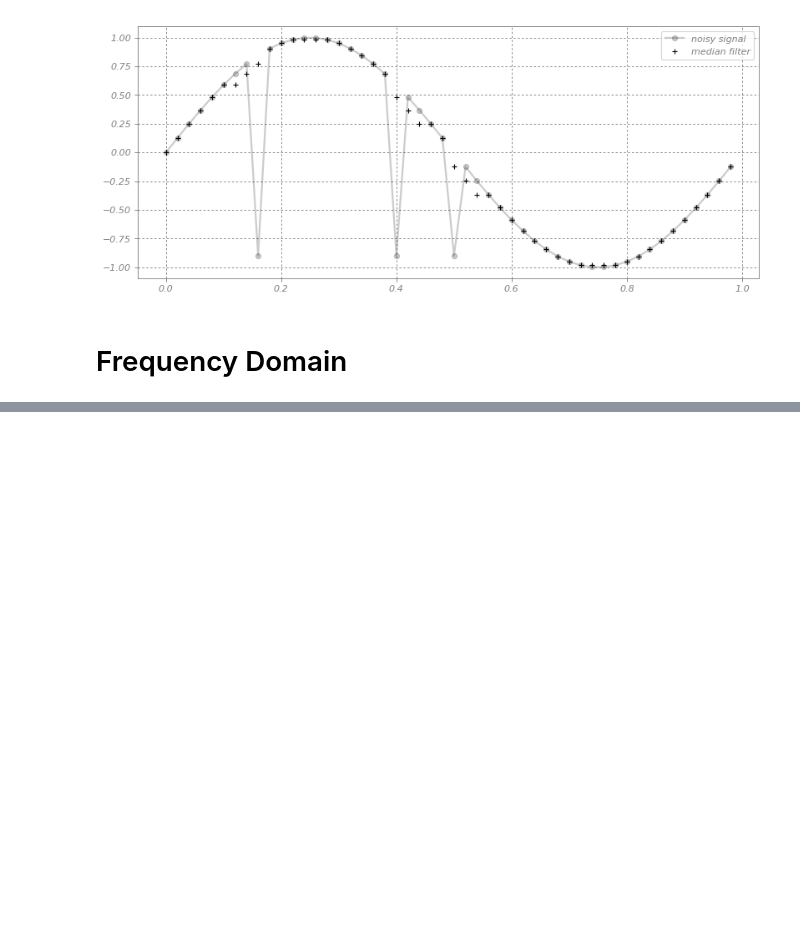
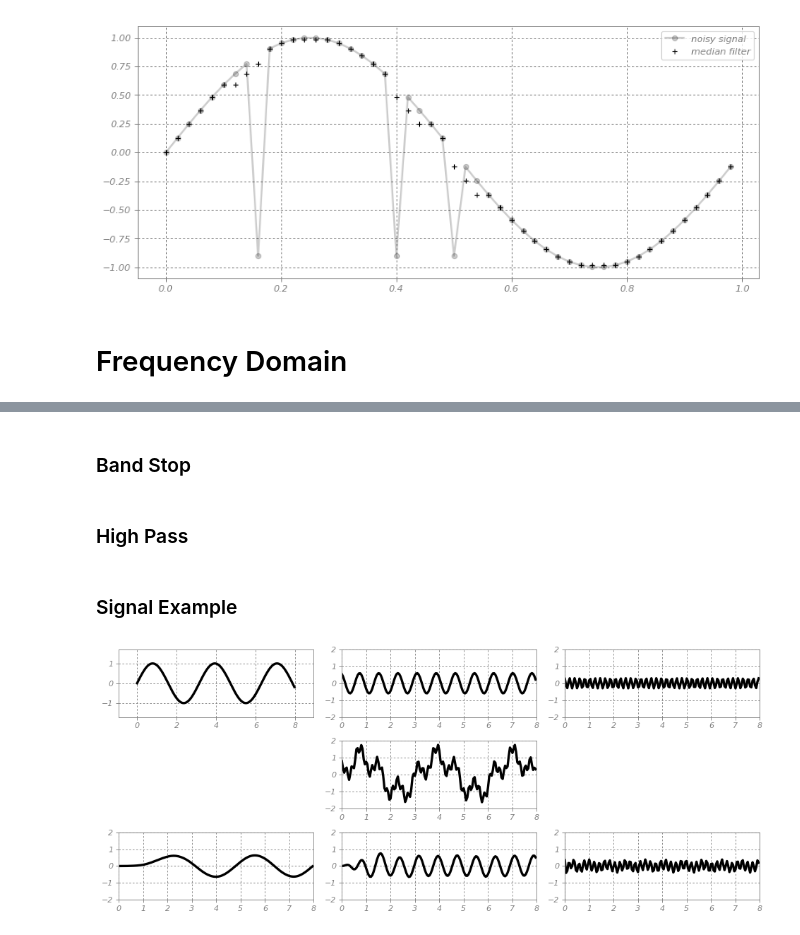
Before and after one commit to novabiosignals/BSAP-Presentation, a Jupyter notebook: Processing.ipynb, the cells around one changed output, grey strips where cells are left out. Cells and saved outputs as stored; diff of their text form; code cells hidden in the pictures; blank space fills up the shorter version.

Commit message:
modified processing and signals

```diff
--- a/Processing.ipynb
+++ b/Processing.ipynb
@@ -185,0 +199,4 @@ legend(['noisy signal', 'median filter'])
+# %%
+def lowpass(s,f,order=2,fs=1000.0):
+    b,a=sp.signal.butter(order,f/fs)
+    return sp.signal.lfilter(b,a,s)
@@ -185,0 +205,6 @@ legend(['noisy signal', 'median filter'])
+# %%
+def highpass(s,f,order=2,fs=1000.0):
+    b,a=sp.signal.butter(order,f/fs,btype='highpass')
+    return sp.signal.lfilter(b,a,s)
+# %% [markdown]
+### Band Stop
@@ -185,0 +215,51 @@ legend(['noisy signal', 'median filter'])
+# %% [markdown]
+### High Pass
+# %%
+def bandpass(s,f1,f2,order=2,fs=1000.0):
+    b,a=sp.signal.butter(order,[f1/fs,f2/fs],btype='bandpass')
+    return sp.signal.lfilter(b,a,s)
+# %% [markdown]
+### Signal Example
+# %%
+subplot(331)
+
+t = arange(0.0, 8, 0.05)
+l = len (t)
+x1 = sin(t*2)
+plot(t, x1, 'k', linewidth=3)
+axis('equal')
+axis((0,8,-2,2))
+
+subplot(332)
+x2 = sin(t*2*4+2)*0.6
+plot(t, x2, 'k', linewidth=3)
+axis((0,8,-2,2))
+
+subplot(333)
+x3 = sin(t*2*15-243)*0.3
+
+plot(t, x3, 'k', linewidth=3)
+axis((0,8,-2,2))
+
+subplot(335)
+s=x1+x2+x3
+
+plot(t, s, 'k', linewidth=3)
+axis((0,8,-2,2))
+
+subplot(337)
+plot(t,lowpass(s,30,4), 'k', linewidth=3)
+axis((0,8,-2,2))
+
+
+subplot(338)
+plot(t,bandpass(s,30*2,100*2,4), 'k', linewidth=3)
+axis((0,8,-2,2))
+
+subplot(339)
+plot(t,highpass(s,100*2,4), 'k', linewidth=3)
+axis((0,8,-2,2))
+
+tight_layout()
+# %% [output]
+[figure, added]
```
Also changed, not shown: parts of 7 cells of this notebook, 1 other file.
